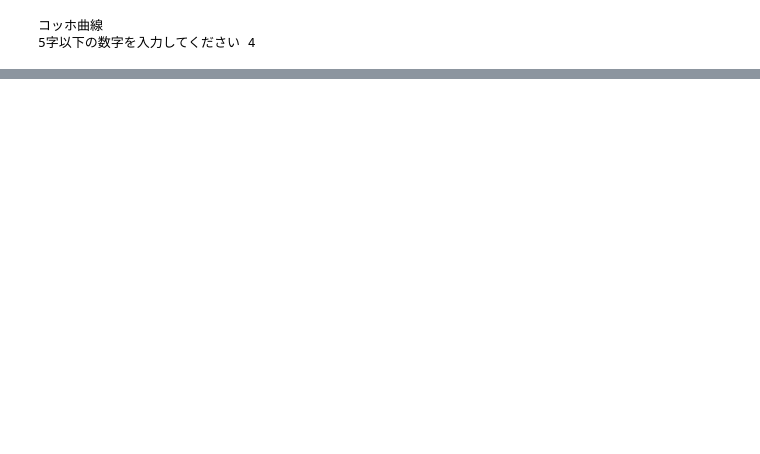
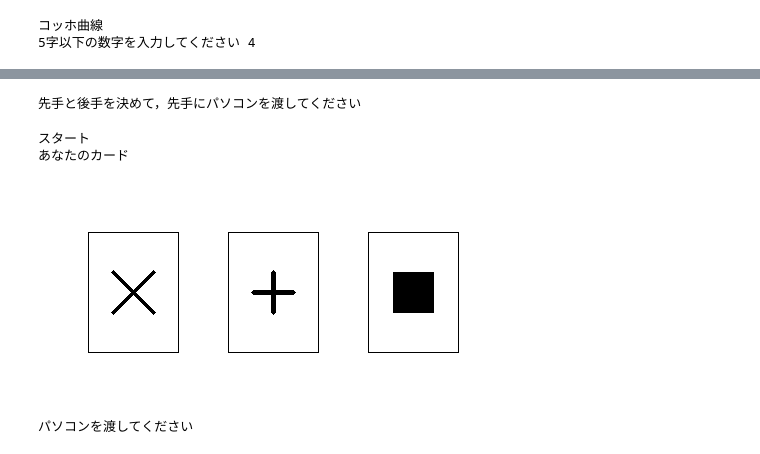
Before and after one commit to kooosee/Prog2kakushin, a Jupyter notebook: work3.ipynb, the cells around one changed output, grey strips where cells are left out. Cells and saved outputs as stored; diff of their text form; code cells hidden in the pictures; blank space fills up the shorter version.

```diff
--- a/work3.ipynb
+++ b/work3.ipynb
@@ -78,0 +87,77 @@ kohh(n,length)
+# %%
+print('先手と後手を決めて，先手にパソコンを渡してください')
+# %% [output]
+先手と後手を決めて，先手にパソコンを渡してください
+# %%
+marklist=['○','□','↘︎','＋','×','○','□','↘︎','＋','×','○','□','↘︎','＋','×']
+num=np.random.randint(0,15)
+ans=marklist[num]
+marklist.pop(num)
+
+menum1=np.random.randint(0,14)
+mecard1=marklist[menum1]
+marklist.pop(menum1)
+
+menum2=np.random.randint(0,13)
+mecard2=marklist[menum2]
+marklist.pop(menum2)
+
+menum3=np.random.randint(0,12)
+mecard3=marklist[menum3]
+marklist.pop(menum3)
+
+
+younum1=np.random.randint(0,11)
+youcard1=marklist[younum1]
+marklist.pop(younum1)
+
+younum2=np.random.randint(0,10)
+youcard2=marklist[younum2]
+marklist.pop(younum2)
+
+younum3=np.random.randint(0,9)
+youcard3=marklist[younum3]
+marklist.pop(younum3)
+
+print('スタート\nあなたのカード')
+img2 = np.zeros( (220, 470, 3), np.uint8 )
+img2.fill( 255 )
+for i in range(3):
+  cv2.rectangle(img2,(50+140*i,50),(140+140*i,170),color=(0))
+if mecard1=='○':
+  make_circle(95,110,20,img2)
+elif mecard1=='□':
+  make_rectangle(75,90,115,130,img2)
+elif mecard1=='↘︎':
+  make_ya(75,90,115,130,img2)
+elif mecard1=='＋':
+  make_pulus(95,90,95,130,75,110,115,110,img2)
+elif mecard1=='×':
+  make_batsu(75,90,115,130,115,90,75,130,img2)
+if mecard2=='○':
+  make_circle(235,110,20,img2)
+elif mecard2=='□':
+  make_rectangle(215,90,255,130,img2)
+elif mecard2=='↘︎':
+  make_ya(215,90,255,130,img2)
+elif mecard2=='＋':
+  make_pulus(235,90,235,130,215,110,255,110,img2)
+elif mecard2=='×':
+  make_batsu(215,90,255,130,255,90,215,130,img2)
+if mecard3=='○':
+  make_circle(375,110,20,img2)
+elif mecard3=='□':
+  make_rectangle(355,90,395,130,img2)
+elif mecard3=='↘︎':
+  make_ya(355,90,395,130,img2)
+elif mecard3=='＋':
+  make_pulus(375,90,375,130,355,110,395,110,img2)
+elif mecard3=='×':
+  make_batsu(355,90,395,130,395,90,355,130,img2)
+cv2_imshow(img2)
+print('パソコンを渡してください')
+# %% [output]
+スタート
+あなたのカード
+[figure, added]
+パソコンを渡してください
```
Also changed, not shown: parts of 8 cells of this notebook.
